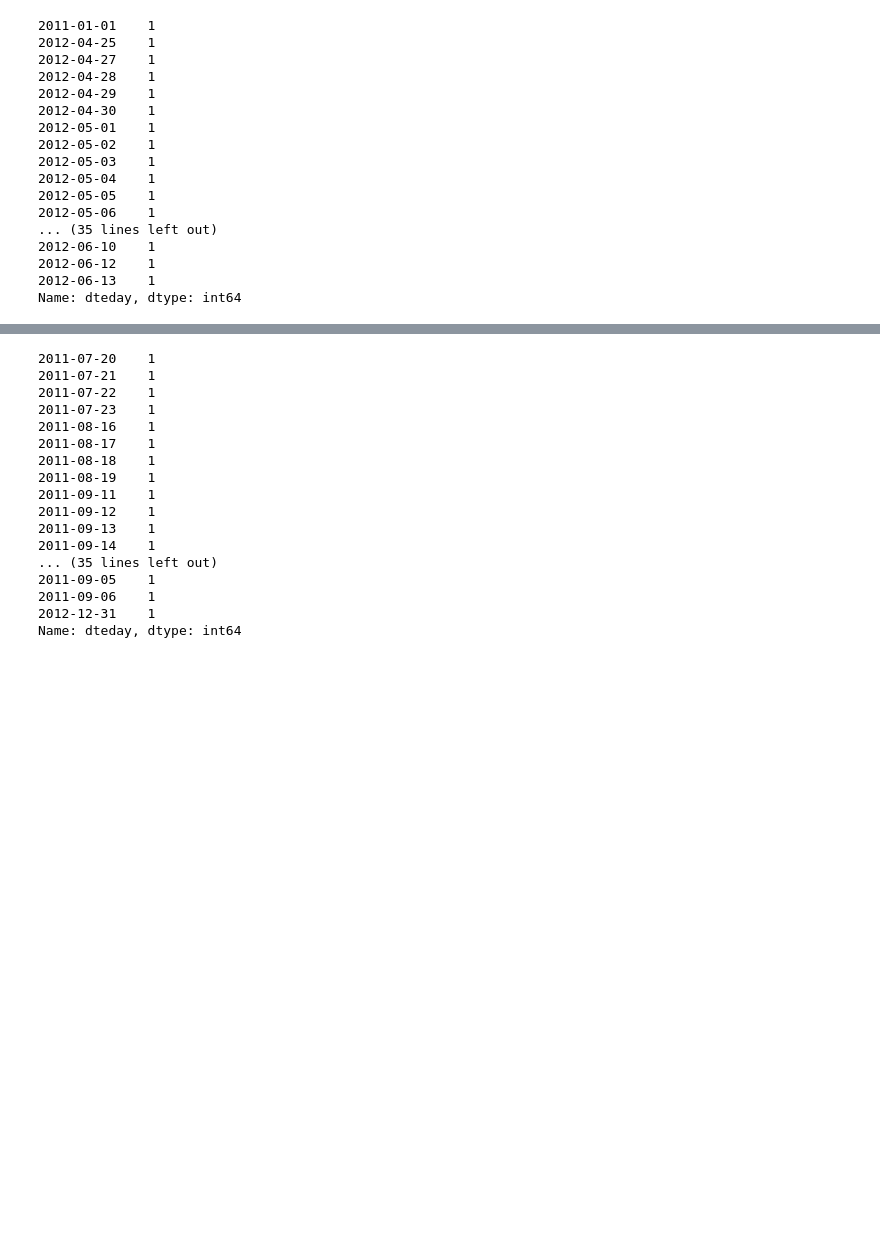
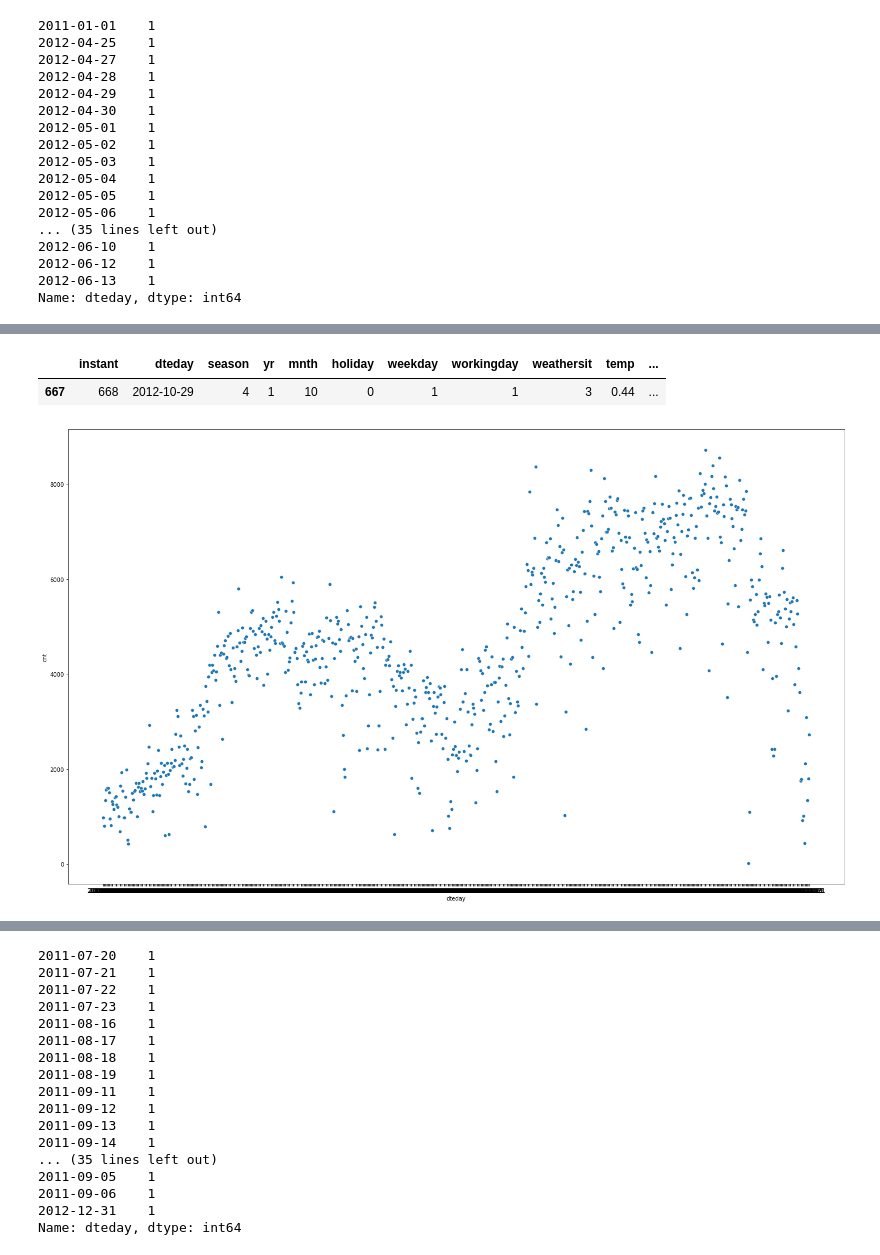
Before and after one commit to karlakum/Capstone-Two-Project, a Jupyter notebook: Notebooks/Bike_Data_Wrangling .ipynb, the cells around one changed output, grey strips where cells are left out. Drawn from its saved outputs; the diff is of its cells as text; code cells hidden in the pictures; blank space fills up the shorter version.

```diff
--- a/Notebooks/Bike_Data_Wrangling .ipynb
+++ b/Notebooks/Bike_Data_Wrangling .ipynb
@@ -16,6 +16,6 @@ import os
 ## 1.3 Load Data <a id='1.3_Load Data'></a>
 # %%
 # the supplied CSV data file is the raw_data directory - day data
-day_data = pd.read_csv ('/Users/esrasaydam/Documents/GitHub/Capstone Project #2/day.csv')
+day_data = pd.read_csv ('/Users/esrasaydam/Documents/Springboard/GitHub/Capstone Project #2/day.csv')
 # %%
 # the supplied CSV data file is the raw_data directory - hour data
@@ -155,0 +169,12 @@ Name: dteday, dtype: int64
+# %%
+# explore more the minimum value of 22 to see if it's an outliner. A workday on Oct 29th 2012. But the season number is 4 (fall)
+day_data[day_data['cnt'] == 22]
+# %% [output]
+|  | instant | dteday | season | yr | mnth | holiday | weekday | workingday | weathersit | temp | ... |
+| 667 | 668 | 2012-10-29 | 4 | 1 | 10 | 0 | 1 | 1 | 3 | 0.44 | ... |
+# %%
+plt.figure(figsize = (25, 15))
+_=sns.scatterplot(data=day_data, x='dteday', y= 'cnt')
+plt.show()
+# %% [output]
+[figure, added]
```
Also changed, not shown: parts of 36 cells of this notebook, 1 other file.
